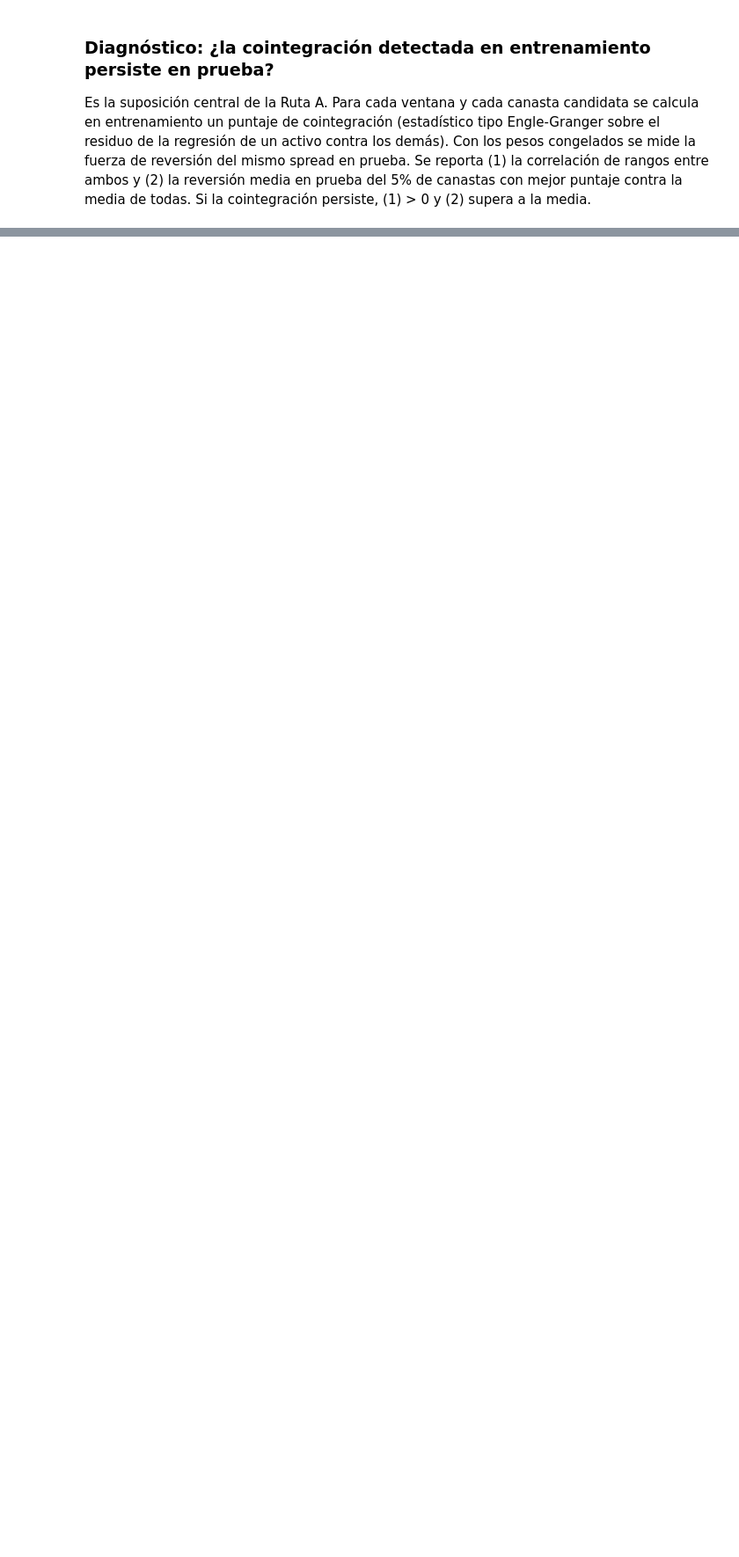
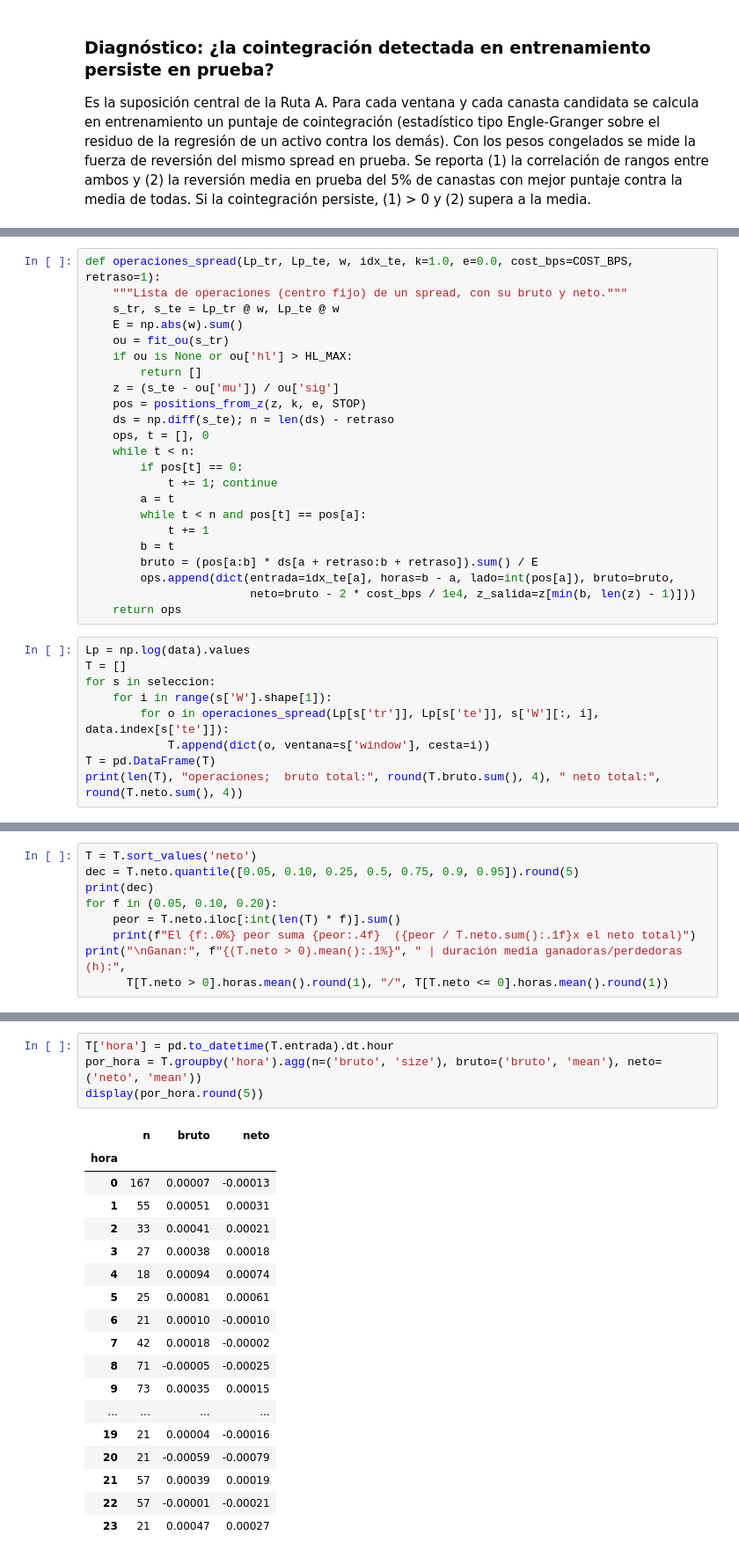
Before and after one commit to SamuOropeza/Investigacion_PCNM, a Jupyter notebook: Amplitud.ipynb, the cells around one changed output, grey strips where cells are left out. Shown at 88% size. Saved outputs shown, nothing was run; the diff lists cells and outputs as text; blank space fills up the shorter version.

```diff
--- a/Amplitud.ipynb
+++ b/Amplitud.ipynb
@@ -418,0 +906,32 @@ Reversión media en prueba: top 5% = 0.01712 vs. todas = 0.01215 (diferencia p =
+# %%
+def operaciones_spread(Lp_tr, Lp_te, w, idx_te, k=1.0, e=0.0, cost_bps=COST_BPS, retraso=1):
+    """Lista de operaciones (centro fijo) de un spread, con su bruto y neto."""
+    s_tr, s_te = Lp_tr @ w, Lp_te @ w
+    E = np.abs(w).sum()
+    ou = fit_ou(s_tr)
+    if ou is None or ou['hl'] > HL_MAX:
+        return []
+    z = (s_te - ou['mu']) / ou['sig']
+    pos = positions_from_z(z, k, e, STOP)
+    ds = np.diff(s_te); n = len(ds) - retraso
+    ops, t = [], 0
+    while t < n:
+        if pos[t] == 0:
+            t += 1; continue
+        a = t
+        while t < n and pos[t] == pos[a]:
+            t += 1
+        b = t
+        bruto = (pos[a:b] * ds[a + retraso:b + retraso]).sum() / E
+        ops.append(dict(entrada=idx_te[a], horas=b - a, lado=int(pos[a]), bruto=bruto,
+                        neto=bruto - 2 * cost_bps / 1e4, z_salida=z[min(b, len(z) - 1)]))
+    return ops
+# %%
+Lp = np.log(data).values
+T = []
+for s in seleccion:
+    for i in range(s['W'].shape[1]):
+        for o in operaciones_spread(Lp[s['tr']], Lp[s['te']], s['W'][:, i], data.index[s['te']]):
+            T.append(dict(o, ventana=s['window'], cesta=i))
+T = pd.DataFrame(T)
+print(len(T), "operaciones;  bruto total:", round(T.bruto.sum(), 4), " neto total:", round(T.neto.sum(), 4))
@@ -418,0 +940,9 @@ Reversión media en prueba: top 5% = 0.01712 vs. todas = 0.01215 (diferencia p =
+# %%
+T = T.sort_values('neto')
+dec = T.neto.quantile([0.05, 0.10, 0.25, 0.5, 0.75, 0.9, 0.95]).round(5)
+print(dec)
+for f in (0.05, 0.10, 0.20):
+    peor = T.neto.iloc[:int(len(T) * f)].sum()
+    print(f"El {f:.0%} peor suma {peor:.4f}  ({peor / T.neto.sum():.1f}x el neto total)")
+print("\nGanan:", f"{(T.neto > 0).mean():.1%}", " | duración media ganadoras/perdedoras (h):",
+      T[T.neto > 0].horas.mean().round(1), "/", T[T.neto <= 0].horas.mean().round(1))
@@ -418,0 +963,23 @@ Reversión media en prueba: top 5% = 0.01712 vs. todas = 0.01215 (diferencia p =
+# %%
+T['hora'] = pd.to_datetime(T.entrada).dt.hour
+por_hora = T.groupby('hora').agg(n=('bruto', 'size'), bruto=('bruto', 'mean'), neto=('neto', 'mean'))
+display(por_hora.round(5))
+# %% [output]
+|  | n | bruto | neto |
+| hora |  |  |  |
+| 0 | 167 | 0.00007 | -0.00013 |
+| 1 | 55 | 0.00051 | 0.00031 |
+| 2 | 33 | 0.00041 | 0.00021 |
+| 3 | 27 | 0.00038 | 0.00018 |
+| 4 | 18 | 0.00094 | 0.00074 |
+| 5 | 25 | 0.00081 | 0.00061 |
+| 6 | 21 | 0.00010 | -0.00010 |
+| 7 | 42 | 0.00018 | -0.00002 |
+| 8 | 71 | -0.00005 | -0.00025 |
+| 9 | 73 | 0.00035 | 0.00015 |
+| ... | ... | ... | ... |
+| 19 | 21 | 0.00004 | -0.00016 |
+| 20 | 21 | -0.00059 | -0.00079 |
+| 21 | 57 | 0.00039 | 0.00019 |
+| 22 | 57 | -0.00001 | -0.00021 |
+| 23 | 21 | 0.00047 | 0.00027 |
```
Also changed, not shown: parts of 32 cells of this notebook, 1 other file.
